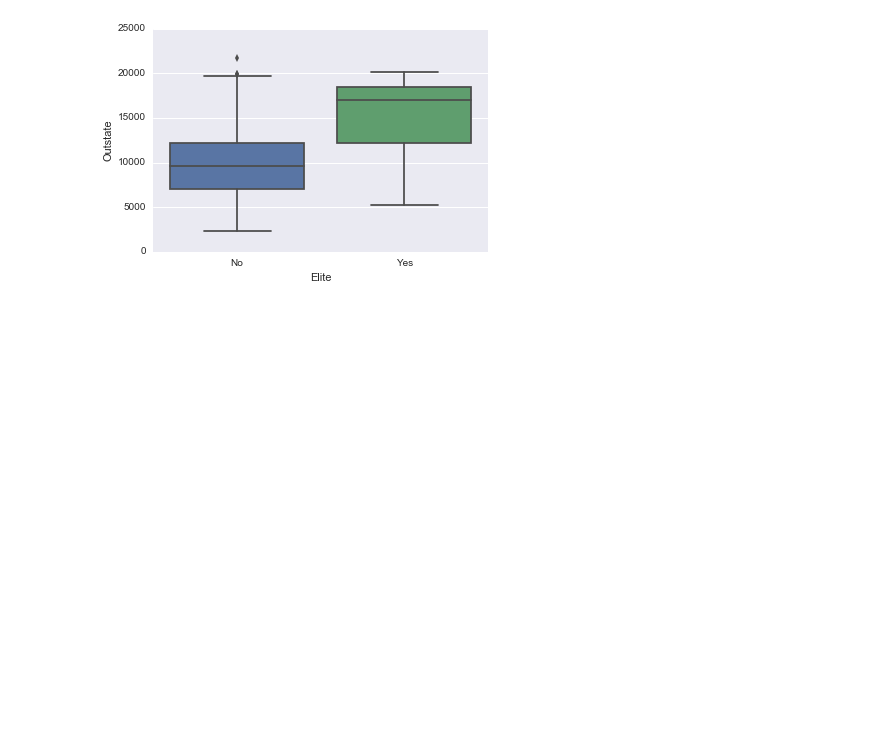
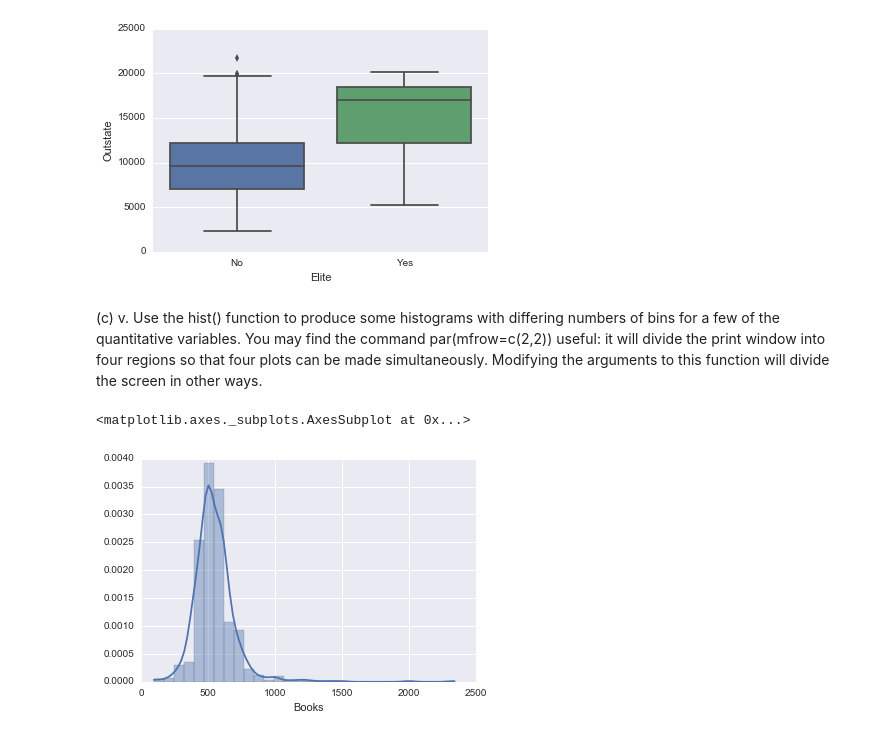
Before and after one commit to kjoshi/ISL, a Jupyter notebook: chapter2/Question8.ipynb, the cells around one changed output. Cells and saved outputs as stored; diff of their text form; code cells hidden in the pictures; blank space fills up the shorter version.

```diff
--- a/chapter2/Question8.ipynb
+++ b/chapter2/Question8.ipynb
@@ -130,3 +130,15 @@ sb.boxplot(x=college['Elite'], y=college['Outstate'], data=college)
 # %% [output]
 <matplotlib.axes._subplots.AxesSubplot at 0x...>
 [figure]
+# %% [markdown]
+(c) v. Use the hist() function to produce some histograms with
+differing numbers of bins for a few of the quantitative variables.
+You may find the command par(mfrow=c(2,2)) useful:
+it will divide the print window into four regions so that four
+plots can be made simultaneously. Modifying the arguments
+to this function will divide the screen in other ways.
+# %%
+sb.distplot(college['Books'], bins=30)
+# %% [output]
+<matplotlib.axes._subplots.AxesSubplot at 0x...>
+[figure, added]
```
Also changed, not shown: parts of 4 cells of this notebook, 1 other file.
